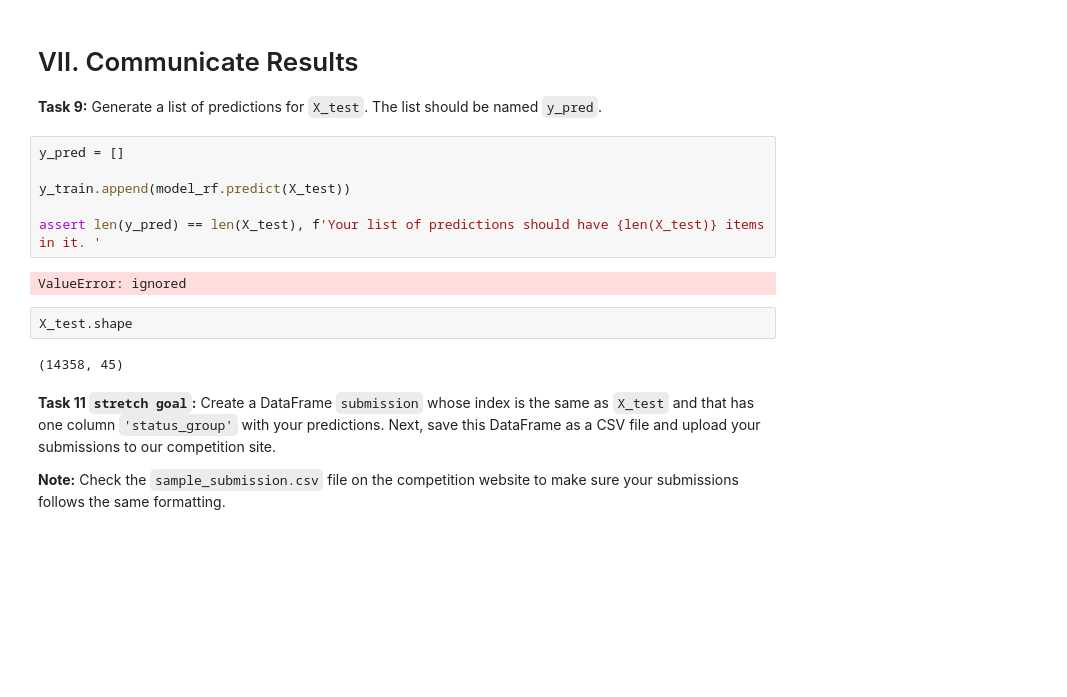
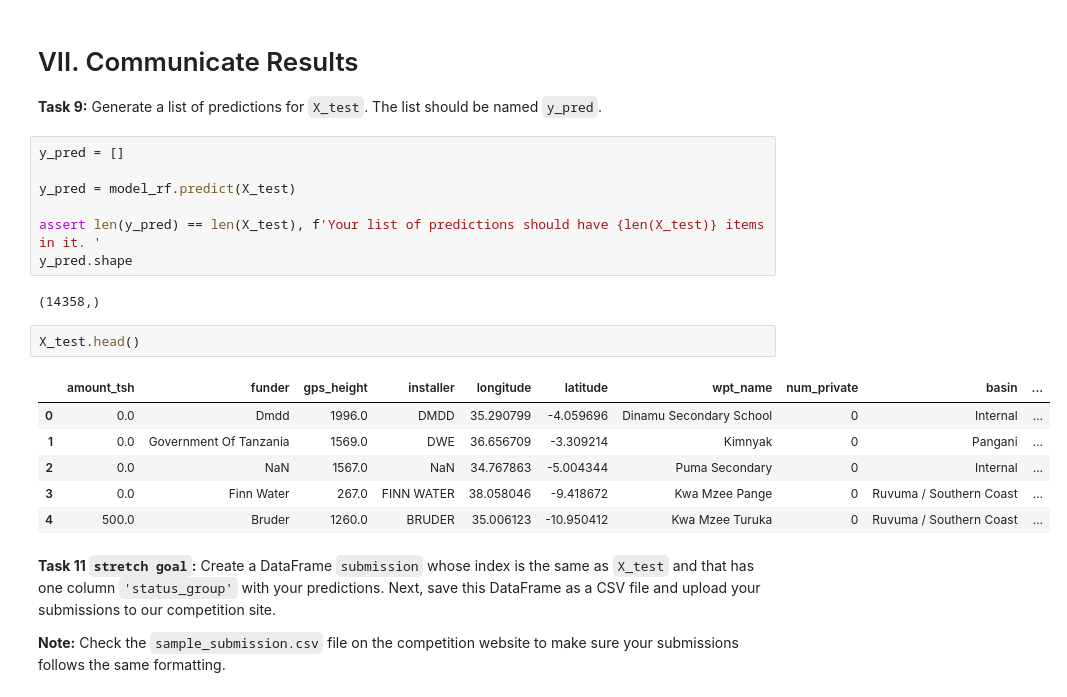
Before and after one commit to write2nk/DS-Unit-2-Kaggle-Challenge, a Jupyter notebook: module2-random-forests/LS_DS_222_assignment.ipynb, the cells around one changed output. Saved outputs shown, nothing was run; the diff lists cells and outputs as text; blank space fills up the shorter version.

```diff
--- a/module2-random-forests/LS_DS_222_assignment.ipynb
+++ b/module2-random-forests/LS_DS_222_assignment.ipynb
@@ -226,15 +226,21 @@ ValueError: ignored
 # %%
 y_pred = []
 
-y_train.append(model_rf.predict(X_test))
+y_pred = model_rf.predict(X_test)
 
 assert len(y_pred) == len(X_test), f'Your list of predictions should have {len(X_test)} items in it. '
+y_pred.shape
 # %% [output]
-ValueError: ignored
+(14358,)
 # %%
-X_test.shape
+X_test.head()
 # %% [output]
-(14358, 45)
+|  | amount_tsh | funder | gps_height | installer | longitude | latitude | wpt_name | num_private | basin | ... |
+| 0 | 0.0 | Dmdd | 1996.0 | DMDD | 35.290799 | -4.059696 | Dinamu Secondary School | 0 | Internal | ... |
+| 1 | 0.0 | Government Of Tanzania | 1569.0 | DWE | 36.656709 | -3.309214 | Kimnyak | 0 | Pangani | ... |
+| 2 | 0.0 | NaN | 1567.0 | NaN | 34.767863 | -5.004344 | Puma Secondary | 0 | Internal | ... |
+| 3 | 0.0 | Finn Water | 267.0 | FINN WATER | 38.058046 | -9.418672 | Kwa Mzee Pange | 0 | Ruvuma / Southern Coast | ... |
+| 4 | 500.0 | Bruder | 1260.0 | BRUDER | 35.006123 | -10.950412 | Kwa Mzee Turuka | 0 | Ruvuma / Southern Coast | ... |
 # %% [markdown]
 **Task 11 `stretch goal`:** Create a DataFrame `submission` whose index is the same as `X_test` and that has one column `'status_group'` with your predictions. Next, save this DataFrame as a CSV file and upload your submissions to our competition site.
 
```
Also changed, not shown: parts of 8 cells of this notebook.
